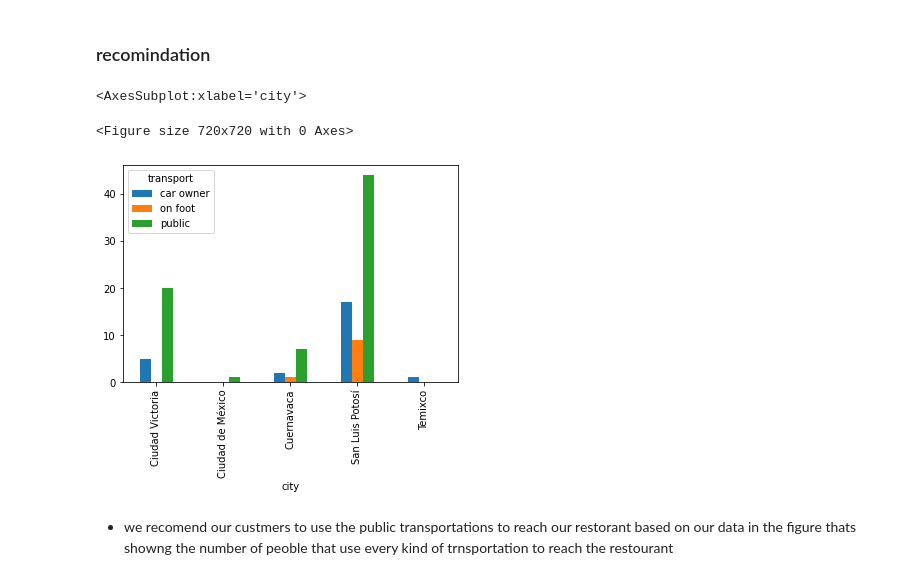
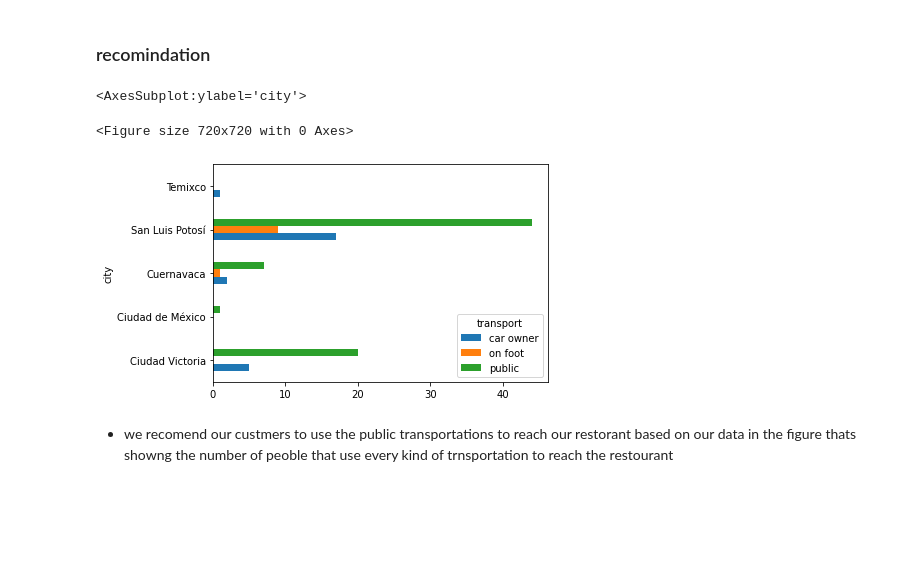
Before and after one commit to yousefQJ19/staticalanlysis, a Jupyter notebook: Describe.ipynb, the cells around one changed output. Saved outputs shown, nothing was run; the diff lists cells and outputs as text; code cells hidden in the pictures; blank space fills up the shorter version.

```diff
--- a/Describe.ipynb
+++ b/Describe.ipynb
@@ -62,11 +62,11 @@ data['city'].value_counts().plot.bar()
 # %%
 transport_city=data.groupby(['city','transport']).size().rename("count").reset_index().pivot(index='city',columns='transport',values='count')
 plt.figure(figsize=(10,10))
-transport_city.plot.bar()
+transport_city.plot.barh()
 # %% [output]
-<AxesSubplot:xlabel='city'>
+<AxesSubplot:ylabel='city'>
 <Figure size 720x720 with 0 Axes>
-[figure, old version]
+[figure, new version]
 # %% [markdown]
 * we recomend our custmers to use the public transportations to reach our restorant based on our data in the figure thats showng the number of peoble that use every kind of trnsportation to reach the restourant
 # %%
```
Also changed, not shown: parts of 6 cells of this notebook.
